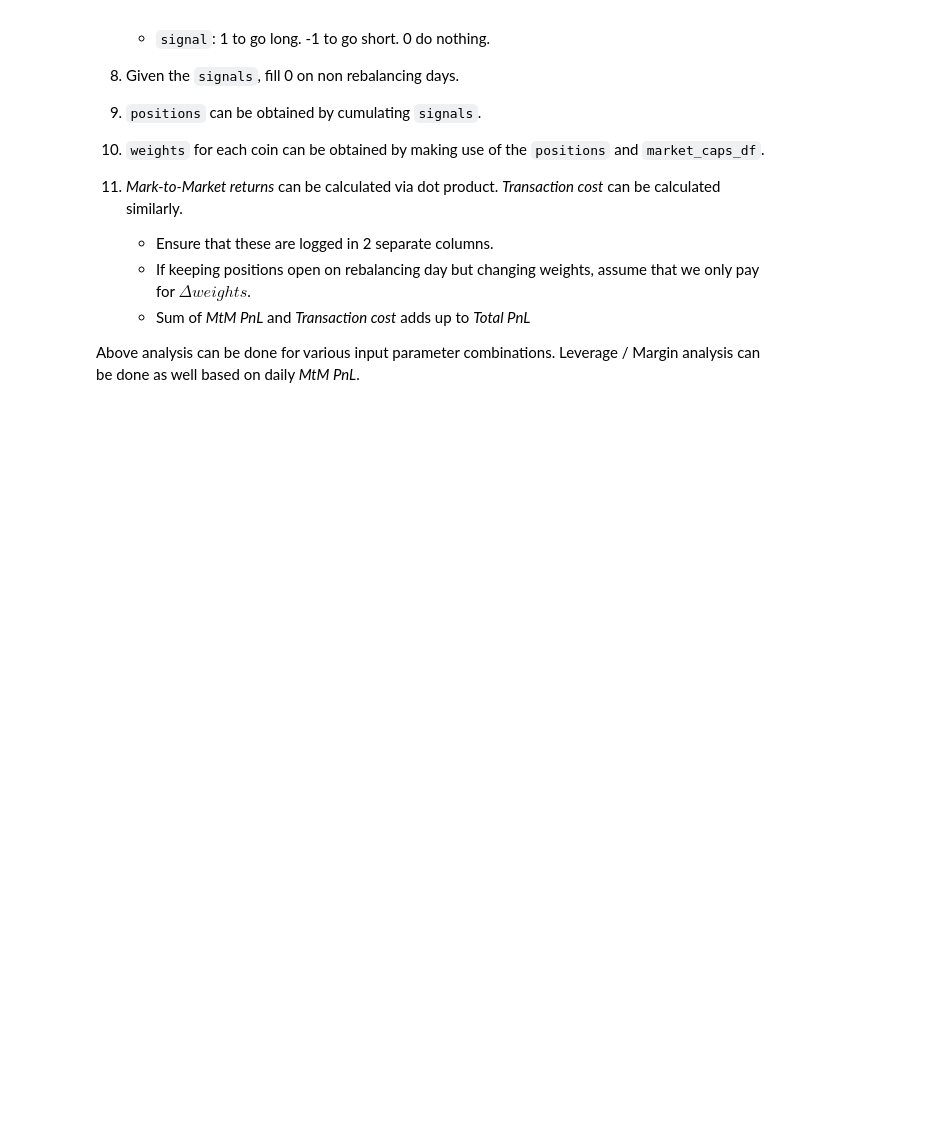
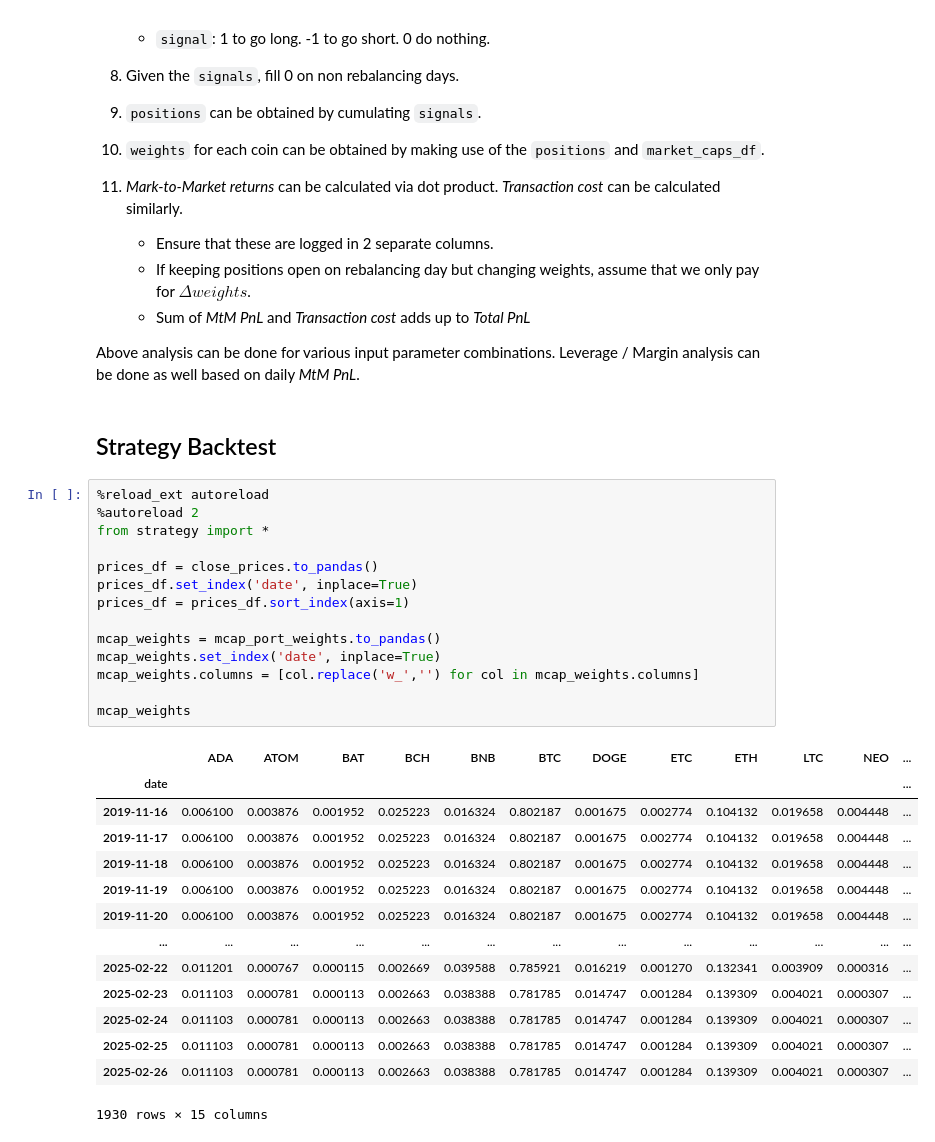
Before and after one commit to andrewpark19/QTS_Final_Project, a Jupyter notebook: QTS_Trading_Project.ipynb, the cells around one changed output. Cells and saved outputs as stored; diff of their text form; blank space fills up the shorter version.

```diff
--- a/QTS_Trading_Project.ipynb
+++ b/QTS_Trading_Project.ipynb
@@ -607,3 +607,34 @@ Given above, we ought to try both momentum and mean-reverting strategy. This is
 
 
 Above analysis can be done for various input parameter combinations. Leverage / Margin analysis can be done as well based on daily _MtM PnL_.
+# %% [markdown]
+## Strategy Backtest
+# %%
+%reload_ext autoreload
+%autoreload 2
+from strategy import *
+
+prices_df = close_prices.to_pandas()
+prices_df.set_index('date', inplace=True)
+prices_df = prices_df.sort_index(axis=1)
+
+mcap_weights = mcap_port_weights.to_pandas()
+mcap_weights.set_index('date', inplace=True)
+mcap_weights.columns = [col.replace('w_','') for col in mcap_weights.columns]
+
+mcap_weights
+# %% [output]
+|  | ADA | ATOM | BAT | BCH | BNB | BTC | DOGE | ETC | ETH | LTC | NEO | ... |
+| date |  |  |  |  |  |  |  |  |  |  |  | ... |
+| 2019-11-16 | 0.006100 | 0.003876 | 0.001952 | 0.025223 | 0.016324 | 0.802187 | 0.001675 | 0.002774 | 0.104132 | 0.019658 | 0.004448 | ... |
+| 2019-11-17 | 0.006100 | 0.003876 | 0.001952 | 0.025223 | 0.016324 | 0.802187 | 0.001675 | 0.002774 | 0.104132 | 0.019658 | 0.004448 | ... |
+| 2019-11-18 | 0.006100 | 0.003876 | 0.001952 | 0.025223 | 0.016324 | 0.802187 | 0.001675 | 0.002774 | 0.104132 | 0.019658 | 0.004448 | ... |
+| 2019-11-19 | 0.006100 | 0.003876 | 0.001952 | 0.025223 | 0.016324 | 0.802187 | 0.001675 | 0.002774 | 0.104132 | 0.019658 | 0.004448 | ... |
+| 2019-11-20 | 0.006100 | 0.003876 | 0.001952 | 0.025223 | 0.016324 | 0.802187 | 0.001675 | 0.002774 | 0.104132 | 0.019658 | 0.004448 | ... |
+| ... | ... | ... | ... | ... | ... | ... | ... | ... | ... | ... | ... | ... |
+| 2025-02-22 | 0.011201 | 0.000767 | 0.000115 | 0.002669 | 0.039588 | 0.785921 | 0.016219 | 0.001270 | 0.132341 | 0.003909 | 0.000316 | ... |
+| 2025-02-23 | 0.011103 | 0.000781 | 0.000113 | 0.002663 | 0.038388 | 0.781785 | 0.014747 | 0.001284 | 0.139309 | 0.004021 | 0.000307 | ... |
+| 2025-02-24 | 0.011103 | 0.000781 | 0.000113 | 0.002663 | 0.038388 | 0.781785 | 0.014747 | 0.001284 | 0.139309 | 0.004021 | 0.000307 | ... |
+| 2025-02-25 | 0.011103 | 0.000781 | 0.000113 | 0.002663 | 0.038388 | 0.781785 | 0.014747 | 0.001284 | 0.139309 | 0.004021 | 0.000307 | ... |
+| 2025-02-26 | 0.011103 | 0.000781 | 0.000113 | 0.002663 | 0.038388 | 0.781785 | 0.014747 | 0.001284 | 0.139309 | 0.004021 | 0.000307 | ... |
+1930 rows × 15 columns
```
Also changed, not shown: parts of 4 cells of this notebook, 1 other file.
